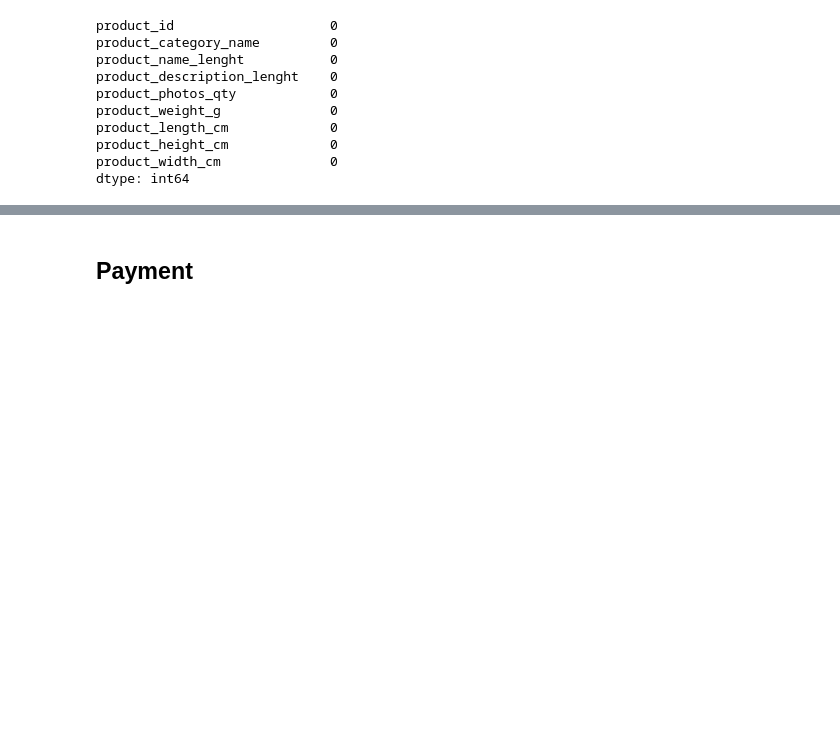
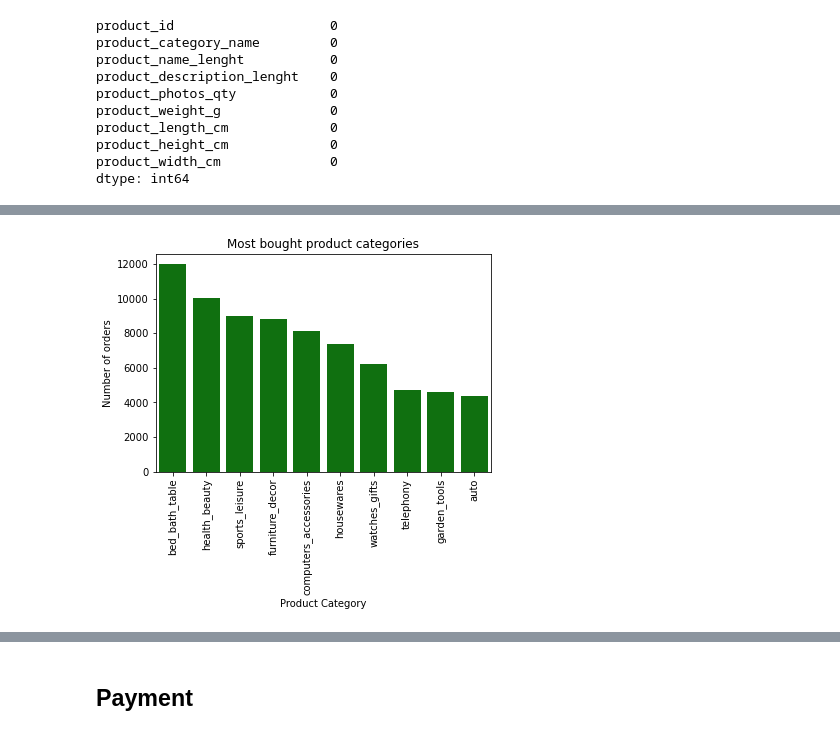
Before and after one commit to aleksmukhin/olist-orders, a Jupyter notebook: olist-orders.ipynb, the cells around one changed output, grey strips where cells are left out. Saved outputs shown, nothing was run; the diff lists cells and outputs as text; code cells hidden in the pictures; blank space fills up the shorter version.

```diff
--- a/olist-orders.ipynb
+++ b/olist-orders.ipynb
@@ -527,3 +533,6 @@ product_length_cm             0
 product_height_cm             0
 product_width_cm              0
 dtype: int64
+# %%
+most_product=df.groupby('product_category_name_english').aggregate({'order_id':'count'}).rename(columns={'order_id':'order_count'}).sort_values(by='order_count',ascending=False).reset_index()
+most_product.head()
@@ -529,0 +546,10 @@ dtype: int64
+# %%
+### Visualising top 10 most bought product categories:
+sns.barplot(x='product_category_name_english',y='order_count',data=most_product[:10],color="green")
+plt.xlabel("Product Category")
+plt.ylabel("Number of orders")
+plt.title("Most bought product categories")
+plt.xticks(rotation='vertical')
+plt.show()
+# %% [output]
+[figure, added]
```
Also changed, not shown: parts of 6 cells of this notebook, 1 other file.
